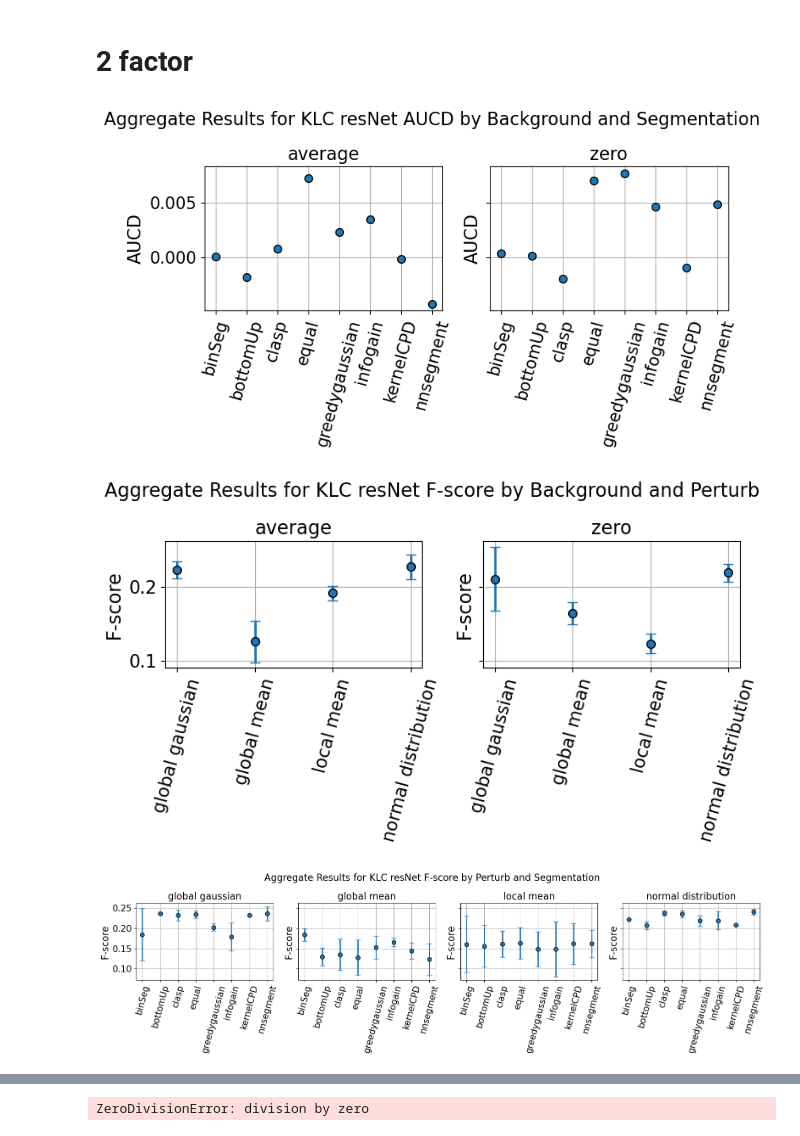
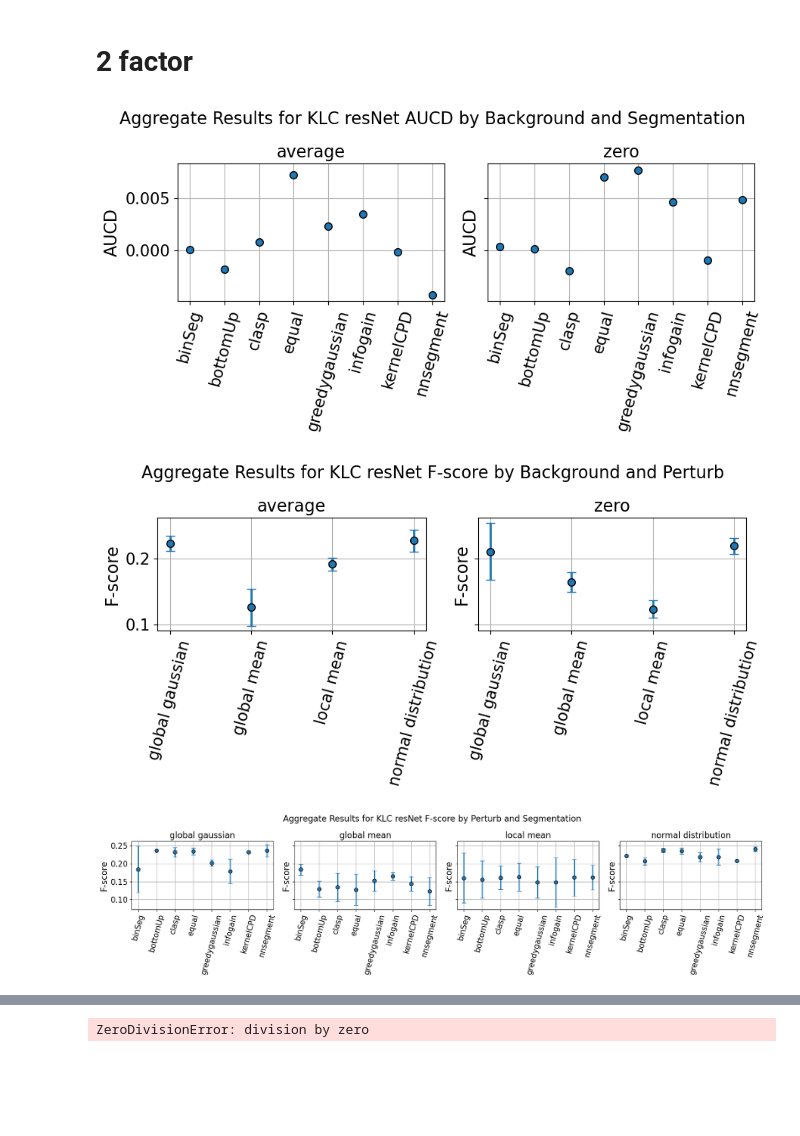
Before and after one commit to davide-serramazza/segment_SHAP, a Jupyter notebook: analysis.ipynb, the cells around one changed output, grey strips where cells are left out. Saved outputs shown, nothing was run; the diff lists cells and outputs as text; code cells hidden in the pictures; blank space fills up the shorter version.

Commit message:
made some plots wider

```diff
--- a/analysis.ipynb
+++ b/analysis.ipynb
@@ -775,37 +775,37 @@ for dataset_name, ml_model_name, metric_name, factor1, factor2 in pairs_of_inter
     unique_factor_1 = df3[factor1].unique()
     n_cols = len(unique_factor_1)
 
-    fig, ax = plt.subplots(1, n_cols, figsize = (4.0*n_cols, 4.5), sharex=True, sharey=True) #dpi
+    fig, ax = plt.subplots(1, n_cols, figsize = (4.5*n_cols, 4.5), sharex=True, sharey=True) #dpi
 
     for i, unique_val in enumerate(unique_factor_1):
         mask4 = (df3[factor1]==unique_val)
         df4 = df3.loc[mask4]
 
         mus = df4[("Result", "mean")].values
         sigmas = df4[("Result", "std")].values
         labels = df4[factor2].values
 
         ax[i].errorbar(labels, mus, sigmas, linestyle='None', marker='o',
                         markersize=7,
                         markeredgecolor='black',      # Outline color
                         markeredgewidth=1,          # Outline thickness
                         #linewidth=2.0,
                         elinewidth=2.0,   # Thickness of the error bar lines
                         capsize=4,        # Length of the error bar caps
                         capthick=3.0,)
         ax[i].grid()
         ax[i].tick_params("x", rotation=75)
         ax[i].set_title(unique_val, fontsize=fontsize)
         ax[i].set_ylabel(metric_name, fontsize=fontsize)
         ax[i].tick_params(axis='both', labelsize=fontsize - 1)
         #ax[i].tick_params(axis='x', labelsize=fontsize)
 
 
         fig_name = f"Aggregate Results for {dataset_name} {ml_model_name} {metric_name} by {factor1} and {factor2}" #
         fig.suptitle(fig_name, fontsize=fontsize)
         fig.tight_layout()
         fig.savefig(images_path + "/specific_cases/" + fig_name + ".png", dpi=200) #
 # %% [output]
-[figure, old version]
+[figure, new version]
-[figure, old version]
+[figure, new version]
-[figure, old version]
+[figure, new version]
```
Also changed, not shown: parts of 1 cell of this notebook, 7 other files.
